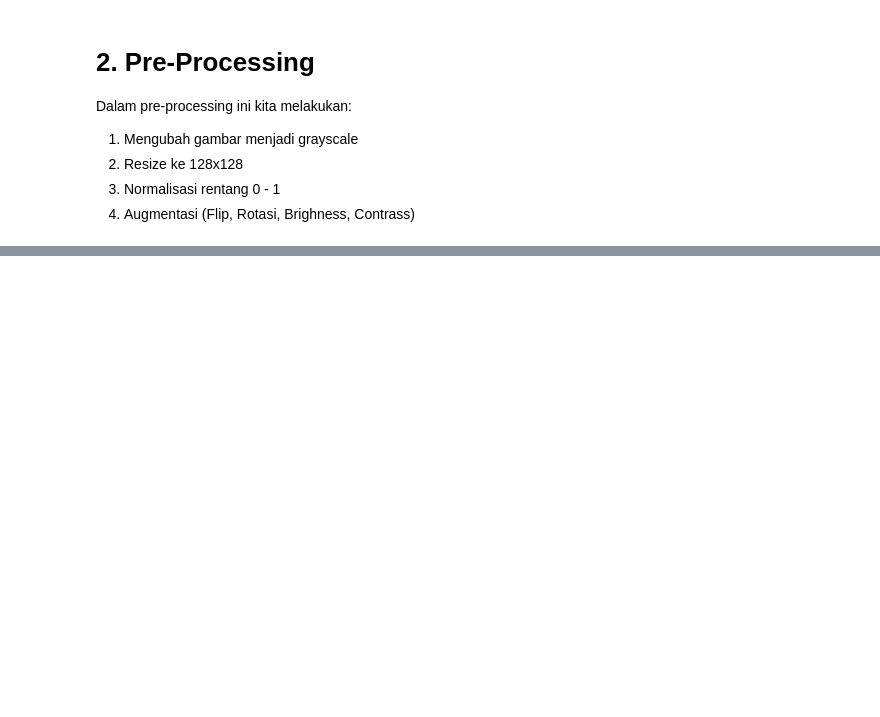
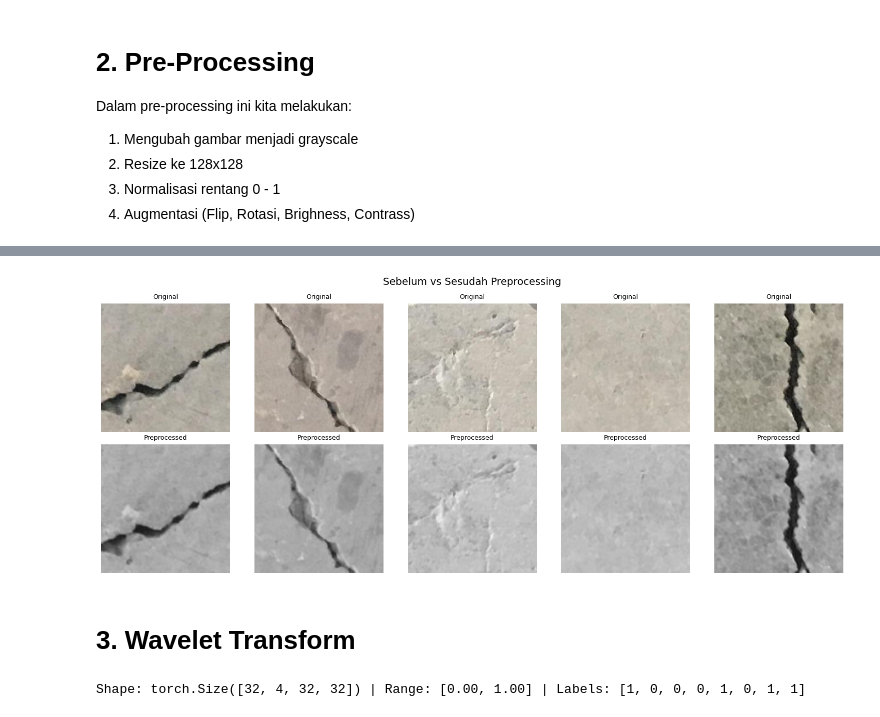
Before and after one commit to Devaaldo/Krak.AI, a Jupyter notebook: crack-detection.ipynb, the cells around one changed output, grey strips where cells are left out. Saved outputs shown, nothing was run; the diff lists cells and outputs as text; code cells hidden in the pictures; blank space fills up the shorter version.

```diff
--- a/crack-detection.ipynb
+++ b/crack-detection.ipynb
@@ -96,0 +121,72 @@ print(f'Shape: {imgs.shape} | Range: [{imgs.min():.2f}, {imgs.max():.2f}] | Labe
+# %%
+fig, axes = plt.subplots(2, 5, figsize=(15, 6))
+fig.suptitle('Sebelum vs Sesudah Preprocessing', fontsize=14)
+
+for j in range(5):
+    # Sebelum — gambar asli RGB
+    raw = Image.open(X_train[j])
+    axes[0, j].imshow(raw)
+    axes[0, j].set_title('Original', fontsize=9)
+    axes[0, j].axis('off')
+
+    # Sesudah — hasil preprocessing (grayscale, resize, normalized)
+    preprocessed = val_test_transform(raw).squeeze(0).numpy()
+    axes[1, j].imshow(preprocessed, cmap='gray', vmin=0, vmax=1)
+    axes[1, j].set_title('Preprocessed', fontsize=9)
+    axes[1, j].axis('off')
+
+plt.tight_layout()
+plt.show()
+# %% [output]
+[figure, added]
+# %% [markdown]
+# 3. Wavelet Transform
+# %%
+import pywt
+
+def apply_dwt(tensor_img):
+    # tensor_img shape: [1, 128, 128] → ambil array 2D
+    img = tensor_img.squeeze(0).numpy()  # [128, 128]
+
+    # Level 1 DWT → hasilkan LL1, (LH1, HL1, HH1)
+    LL1, (LH1, HL1, HH1) = pywt.dwt2(img, 'haar')
+
+    # Level 2 DWT pada LL1 → hasilkan LL2, (LH2, HL2, HH2)
+    LL2, (LH2, HL2, HH2) = pywt.dwt2(LL1, 'haar')
+
+    # Stack 4 subband level 2 → shape [4, 32, 32]
+    subbands = np.stack([LL2, LH2, HL2, HH2], axis=0)
+
+    # Normalisasi per subband ke 0-1
+    for i in range(4):
+        min_val, max_val = subbands[i].min(), subbands[i].max()
+        subbands[i] = (subbands[i] - min_val) / (max_val - min_val + 1e-8)
+
+    return torch.tensor(subbands, dtype=torch.float32)  # [4, 32, 32]
+
+
+# Update CrackDataset untuk apply DWT setelah transform
+class CrackDatasetDWT(Dataset):
+    def __init__(self, csv_path, transform):
+        df = pd.read_csv(csv_path)
+        self.paths, self.labels = df['path'].tolist(), df['label'].tolist()
+        self.transform = transform
+
+    def __len__(self): return len(self.paths)
+
+    def __getitem__(self, idx):
+        img = Image.open(self.paths[idx]).convert('RGB')
+        tensor = self.transform(img)   # [1, 128, 128]
+        wavelet = apply_dwt(tensor)    # [4, 32, 32]
+        return wavelet, torch.tensor(self.labels[idx], dtype=torch.long)
+
+
+train_loader = DataLoader(CrackDatasetDWT('data/splits/train.csv', train_transform),    batch_size=BATCH_SIZE, shuffle=True,  num_workers=0)
+val_loader   = DataLoader(CrackDatasetDWT('data/splits/val.csv',   val_test_transform), batch_size=BATCH_SIZE, shuffle=False, num_workers=0)
+test_loader  = DataLoader(CrackDatasetDWT('data/splits/test.csv',  val_test_transform), batch_size=BATCH_SIZE, shuffle=False, num_workers=0)
+
+# Verifikasi
+imgs, lbls = next(iter(train_loader))
+print(f'Shape: {imgs.shape} | Range: [{imgs.min():.2f}, {imgs.max():.2f}] | Labels: {lbls[:8].tolist()}')
+# %% [output]
+Shape: torch.Size([32, 4, 32, 32]) | Range: [0.00, 1.00] | Labels: [1, 0, 0, 0, 1, 0, 1, 1]
```
Also changed, not shown: parts of 5 cells of this notebook.
